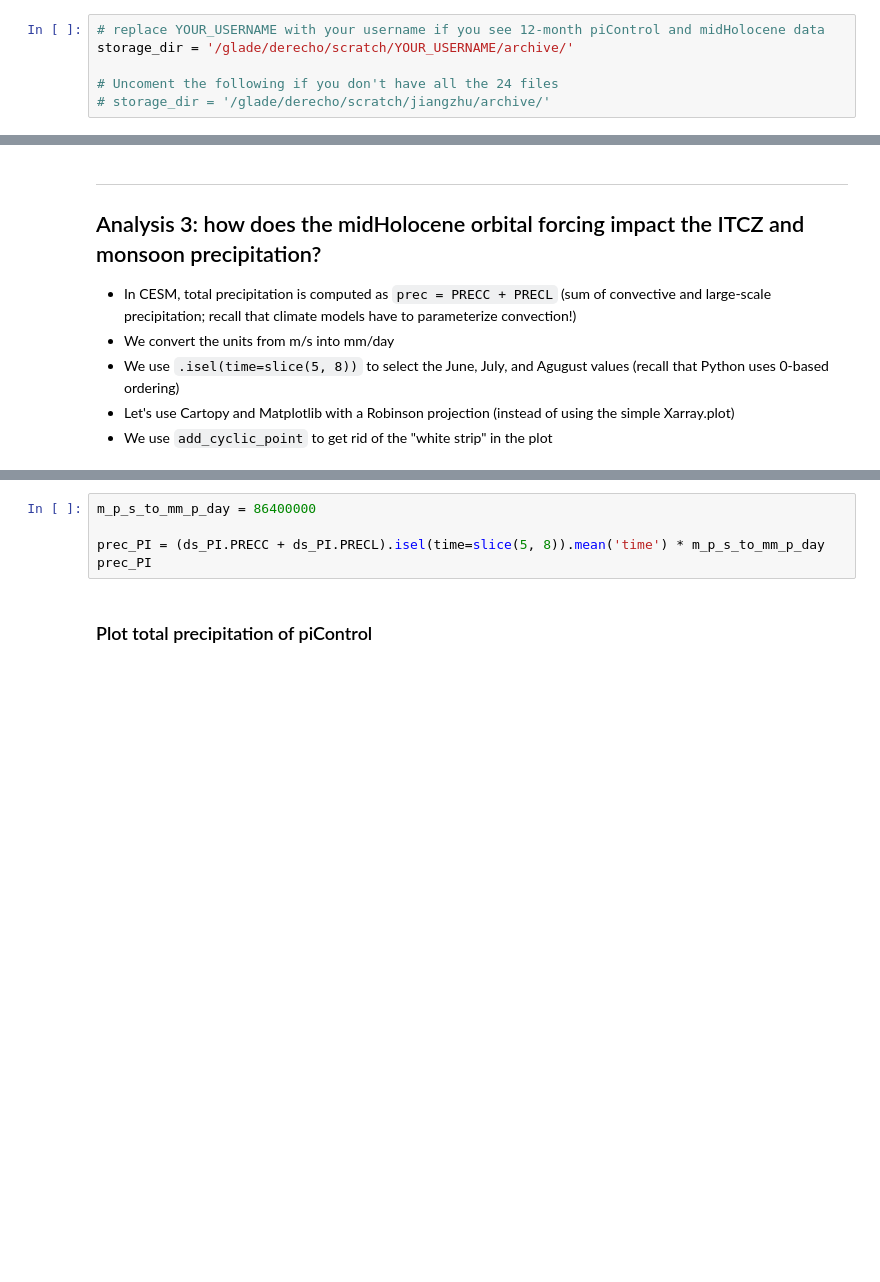
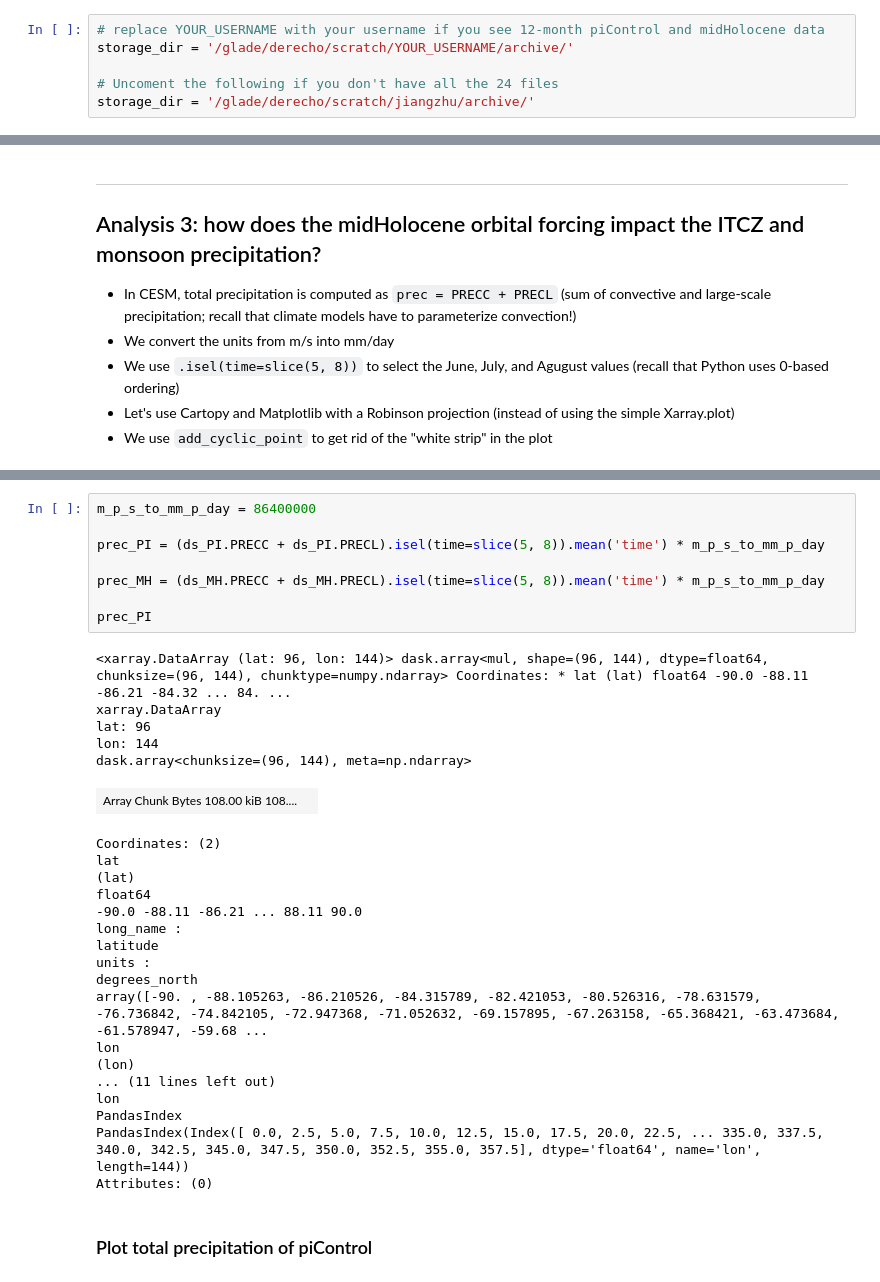
Before and after one commit to jiang-zhu/paleocamp, a Jupyter notebook: _build/jupyter_execute/3_analyze_CESM_output.ipynb, the cells around one changed output, grey strips where cells are left out. Saved outputs shown, nothing was run; the diff lists cells and outputs as text; blank space fills up the shorter version.

```diff
--- a/_build/jupyter_execute/3_analyze_CESM_output.ipynb
+++ b/_build/jupyter_execute/3_analyze_CESM_output.ipynb
@@ -76,7 +76,7 @@ ls: No match.
 storage_dir = '/glade/derecho/scratch/YOUR_USERNAME/archive/'
 
 # Uncoment the following if you don't have all the 24 files
-# storage_dir = '/glade/derecho/scratch/jiangzhu/archive/'
+storage_dir = '/glade/derecho/scratch/jiangzhu/archive/'
 # %% [markdown]
 - Use `glob` to obtain the file names including path.
 - Use wildcard,`*`, to catch all files in the atmosphere history directory (see _Wildcard_ in _0_Prerequisites_1_unix.ipynb_).
@@ -205,8 +316,35 @@ ds_PI.PRECC
 # %%
 m_p_s_to_mm_p_day = 86400000
 
 prec_PI = (ds_PI.PRECC + ds_PI.PRECL).isel(time=slice(5, 8)).mean('time') * m_p_s_to_mm_p_day
+
+prec_MH = (ds_MH.PRECC + ds_MH.PRECL).isel(time=slice(5, 8)).mean('time') * m_p_s_to_mm_p_day
+
 prec_PI
+# %% [output]
+<xarray.DataArray (lat: 96, lon: 144)> dask.array<mul, shape=(96, 144), dtype=float64, chunksize=(96, 144), chunktype=numpy.ndarray> Coordinates: * lat (lat) float64 -90.0 -88.11 -86.21 -84.32 ... 84. ...
+xarray.DataArray
+lat: 96
+lon: 144
+dask.array<chunksize=(96, 144), meta=np.ndarray>
+| Array Chunk Bytes 108.00 kiB 108.... |  |
+Coordinates: (2)
+lat
+(lat)
+float64
+-90.0 -88.11 -86.21 ... 88.11 90.0
+long_name :
+latitude
+units :
+degrees_north
+array([-90. , -88.105263, -86.210526, -84.315789, -82.421053, -80.526316, -78.631579, -76.736842, -74.842105, -72.947368, -71.052632, -69.157895, -67.263158, -65.368421, -63.473684, -61.578947, -59.68 ...
+lon
+(lon)
+... (11 lines left out)
+lon
+PandasIndex
+PandasIndex(Index([ 0.0, 2.5, 5.0, 7.5, 10.0, 12.5, 15.0, 17.5, 20.0, 22.5, ... 335.0, 337.5, 340.0, 342.5, 345.0, 347.5, 350.0, 352.5, 355.0, 357.5], dtype='float64', name='lon', length=144))
+Attributes: (0)
 # %% [markdown]
 ### Plot total precipitation of piControl
 # %%
```
Also changed, not shown: parts of 24 cells of this notebook, 28 other files.
